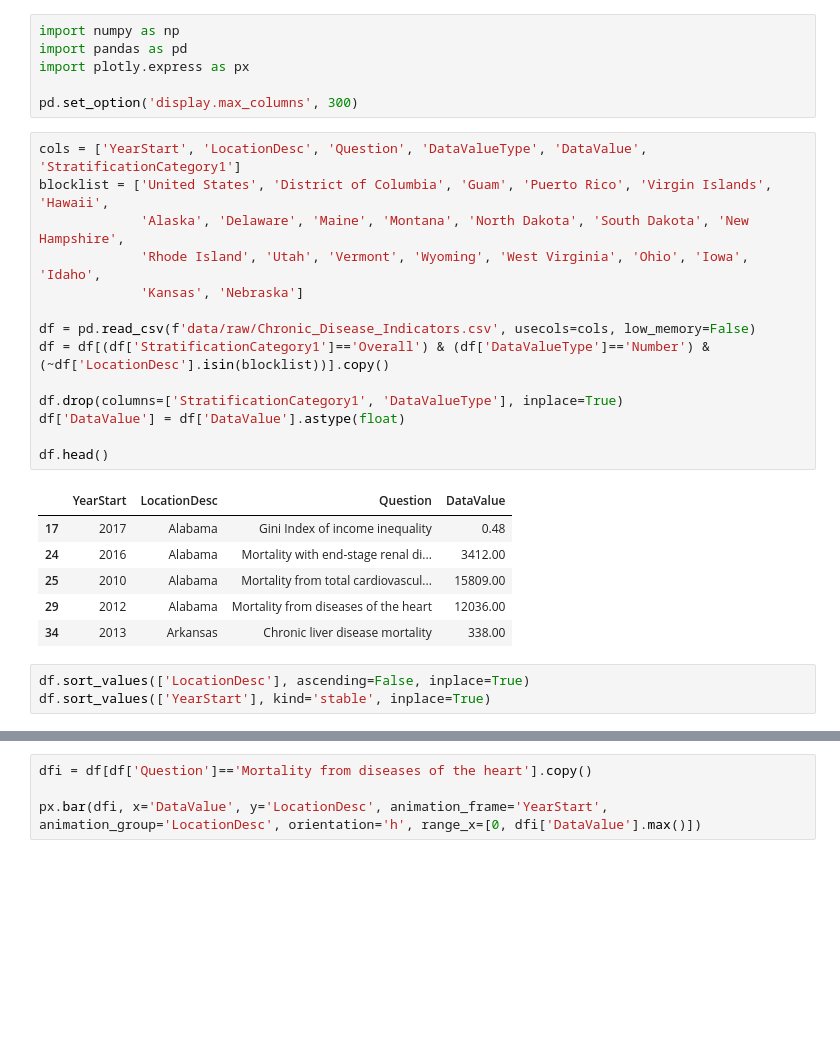
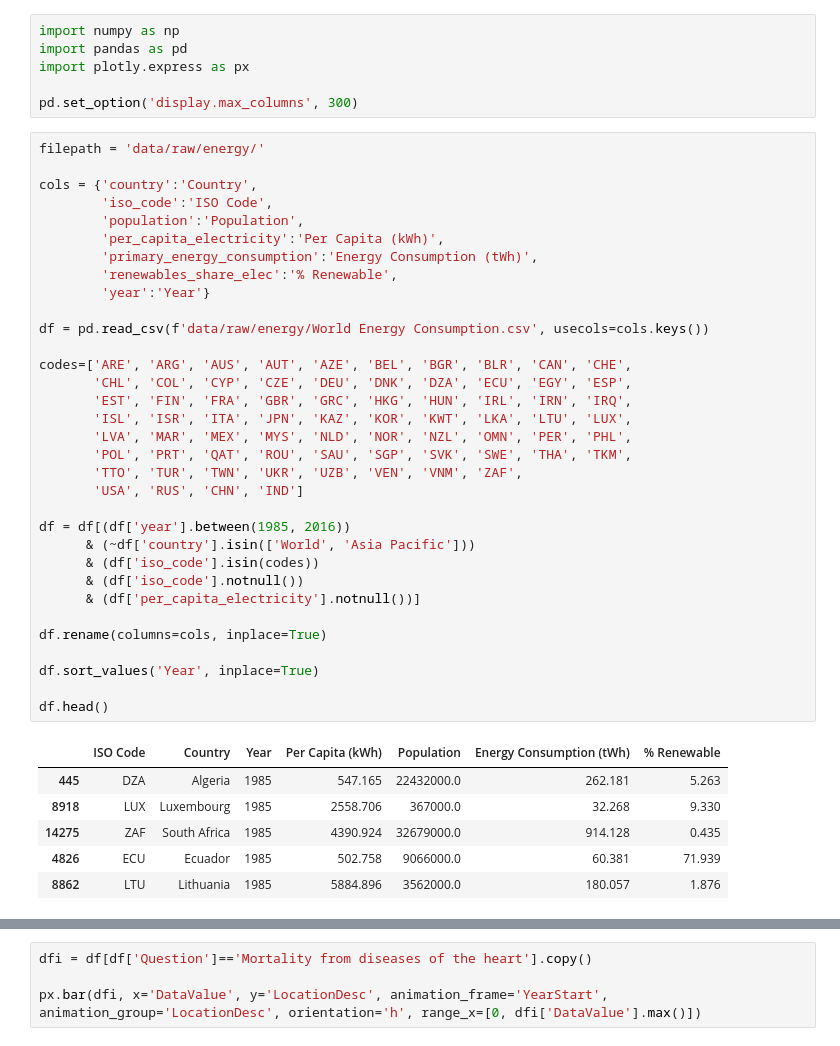
Before and after one commit to LukeMSimmons/aftermath, a Jupyter notebook: foundry.ipynb, the cells around one changed output, grey strips where cells are left out. Drawn from its saved outputs; the diff is of its cells as text; blank space fills up the shorter version.

```diff
--- a/foundry.ipynb
+++ b/foundry.ipynb
@@ -4,27 +4,43 @@ import pandas as pd
 import plotly.express as px
 
 pd.set_option('display.max_columns', 300)
-# %%
-cols = ['YearStart', 'LocationDesc', 'Question', 'DataValueType', 'DataValue', 'StratificationCategory1']
-blocklist = ['United States', 'District of Columbia', 'Guam', 'Puerto Rico', 'Virgin Islands', 'Hawaii',
-             'Alaska', 'Delaware', 'Maine', 'Montana', 'North Dakota', 'South Dakota', 'New Hampshire',
-             'Rhode Island', 'Utah', 'Vermont', 'Wyoming', 'West Virginia', 'Ohio', 'Iowa', 'Idaho',
-             'Kansas', 'Nebraska']
-
-df = pd.read_csv(f'data/raw/Chronic_Disease_Indicators.csv', usecols=cols, low_memory=False)
-df = df[(df['StratificationCategory1']=='Overall') & (df['DataValueType']=='Number') & (~df['LocationDesc'].isin(blocklist))].copy()
-
-df.drop(columns=['StratificationCategory1', 'DataValueType'], inplace=True)
-df['DataValue'] = df['DataValue'].astype(float)
-
-df.head()
-# %% [output]
-|  | YearStart | LocationDesc | Question | DataValue |
-| 17 | 2017 | Alabama | Gini Index of income inequality | 0.48 |
-| 24 | 2016 | Alabama | Mortality with end-stage renal di... | 3412.00 |
-| 25 | 2010 | Alabama | Mortality from total cardiovascul... | 15809.00 |
-| 29 | 2012 | Alabama | Mortality from diseases of the heart | 12036.00 |
-| 34 | 2013 | Arkansas | Chronic liver disease mortality | 338.00 |
-# %%
-df.sort_values(['LocationDesc'], ascending=False, inplace=True)
-df.sort_values(['YearStart'], kind='stable', inplace=True)
+# %%
+filepath = 'data/raw/energy/'
+
+cols = {'country':'Country',
+        'iso_code':'ISO Code',
+        'population':'Population',
+        'per_capita_electricity':'Per Capita (kWh)',
+        'primary_energy_consumption':'Energy Consumption (tWh)',
+        'renewables_share_elec':'% Renewable',
+        'year':'Year'}
+
+df = pd.read_csv(f'data/raw/energy/World Energy Consumption.csv', usecols=cols.keys())
+
+codes=['ARE', 'ARG', 'AUS', 'AUT', 'AZE', 'BEL', 'BGR', 'BLR', 'CAN', 'CHE',
+       'CHL', 'COL', 'CYP', 'CZE', 'DEU', 'DNK', 'DZA', 'ECU', 'EGY', 'ESP',
+       'EST', 'FIN', 'FRA', 'GBR', 'GRC', 'HKG', 'HUN', 'IRL', 'IRN', 'IRQ',
+       'ISL', 'ISR', 'ITA', 'JPN', 'KAZ', 'KOR', 'KWT', 'LKA', 'LTU', 'LUX',
+       'LVA', 'MAR', 'MEX', 'MYS', 'NLD', 'NOR', 'NZL', 'OMN', 'PER', 'PHL',
+       'POL', 'PRT', 'QAT', 'ROU', 'SAU', 'SGP', 'SVK', 'SWE', 'THA', 'TKM',
+       'TTO', 'TUR', 'TWN', 'UKR', 'UZB', 'VEN', 'VNM', 'ZAF',
+       'USA', 'RUS', 'CHN', 'IND']
+
+df = df[(df['year'].between(1985, 2016))
+      & (~df['country'].isin(['World', 'Asia Pacific']))
+      & (df['iso_code'].isin(codes))
+      & (df['iso_code'].notnull())
+      & (df['per_capita_electricity'].notnull())]
+
+df.rename(columns=cols, inplace=True)
+
+df.sort_values('Year', inplace=True)
+
+df.head()
+# %% [output]
+|  | ISO Code | Country | Year | Per Capita (kWh) | Population | Energy Consumption (tWh) | % Renewable |
+| 445 | DZA | Algeria | 1985 | 547.165 | 22432000.0 | 262.181 | 5.263 |
+| 8918 | LUX | Luxembourg | 1985 | 2558.706 | 367000.0 | 32.268 | 9.330 |
+| 14275 | ZAF | South Africa | 1985 | 4390.924 | 32679000.0 | 914.128 | 0.435 |
+| 4826 | ECU | Ecuador | 1985 | 502.758 | 9066000.0 | 60.381 | 71.939 |
+| 8862 | LTU | Lithuania | 1985 | 5884.896 | 3562000.0 | 180.057 | 1.876 |
```
Also changed, not shown: parts of 3 cells of this notebook, 6 other files.
